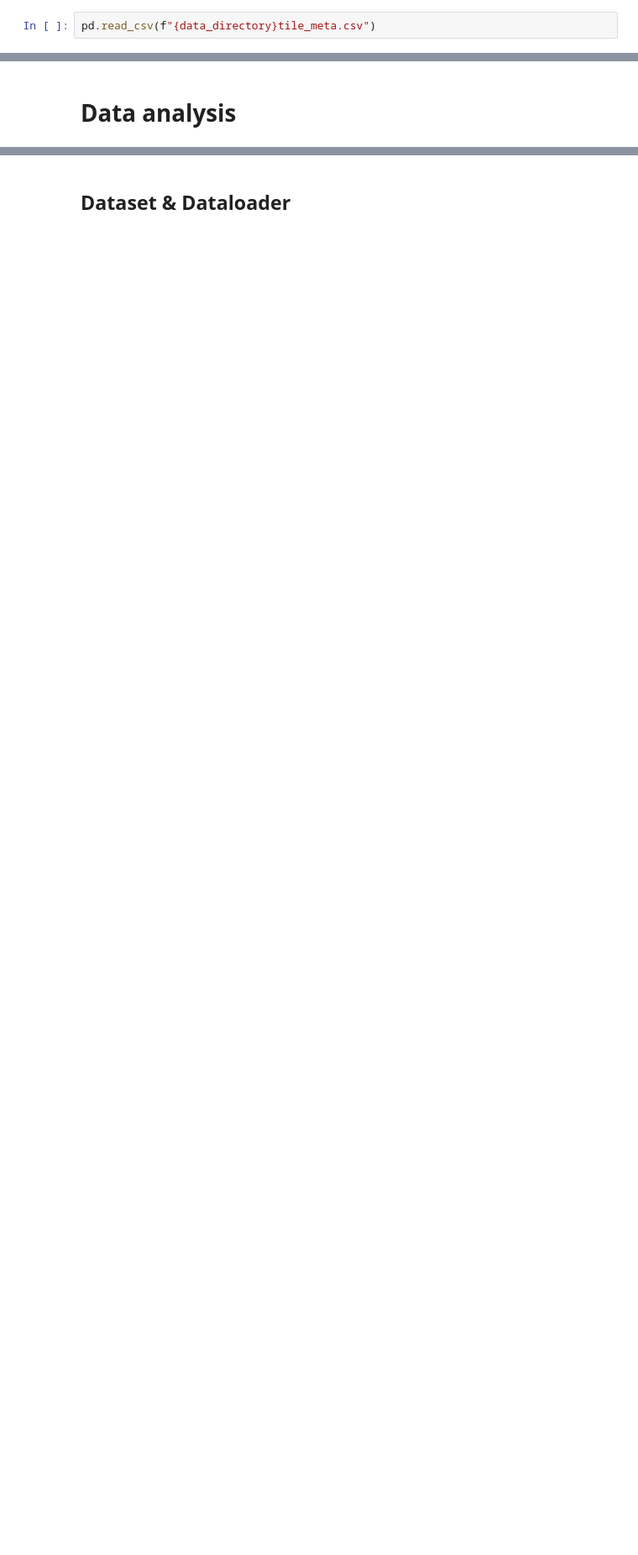
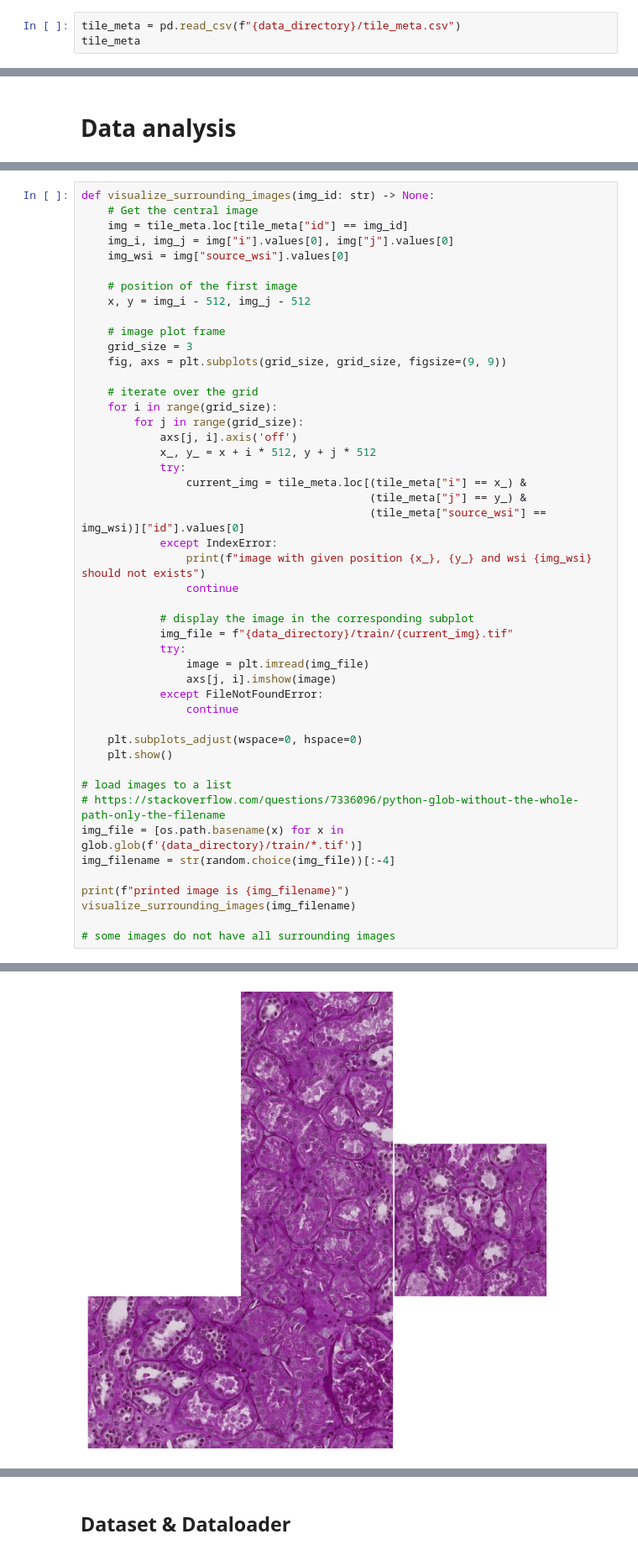
Before and after one commit to YannickGibson/hacking_the_human, a Jupyter notebook: main.ipynb, the cells around one changed output, grey strips where cells are left out. Shown at 84% size. Cells and saved outputs as stored; diff of their text form; blank space fills up the shorter version.

```diff
--- a/main.ipynb
+++ b/main.ipynb
@@ -172,7 +184,8 @@ plt.show()
 * {i|j} The location of the upper-left corner within the WSI where the tile was extracted.
 * dataset The dataset this tile belongs to, as described above.
 # %%
-pd.read_csv(f"{data_directory}tile_meta.csv")
+tile_meta = pd.read_csv(f"{data_directory}/tile_meta.csv")
+tile_meta
 # %% [output]
 |  | id | source_wsi | dataset | i | j |
 | 0 | 0006ff2aa7cd | 2 | 2 | 16896 | 16420 |
@@ -242,0 +219,48 @@ plt.show()
+# %%
+def visualize_surrounding_images(img_id: str) -> None:
+    # Get the central image
+    img = tile_meta.loc[tile_meta["id"] == img_id]
+    img_i, img_j = img["i"].values[0], img["j"].values[0]
+    img_wsi = img["source_wsi"].values[0]
+
+    # position of the first image
+    x, y = img_i - 512, img_j - 512
+
+    # image plot frame
+    grid_size = 3
+    fig, axs = plt.subplots(grid_size, grid_size, figsize=(9, 9))
+
+    # iterate over the grid
+    for i in range(grid_size):
+        for j in range(grid_size):
+            axs[j, i].axis('off')
+            x_, y_ = x + i * 512, y + j * 512
+            try:
+                current_img = tile_meta.loc[(tile_meta["i"] == x_) &
+                                            (tile_meta["j"] == y_) &
+                                            (tile_meta["source_wsi"] == img_wsi)]["id"].values[0]
+            except IndexError:
+                print(f"image with given position {x_}, {y_} and wsi {img_wsi} should not exists")
+                continue
+
+            # display the image in the corresponding subplot
+            img_file = f"{data_directory}/train/{current_img}.tif"
+            try:
+                image = plt.imread(img_file)
+                axs[j, i].imshow(image)
+            except FileNotFoundError:
+                continue
+
+    plt.subplots_adjust(wspace=0, hspace=0)
+    plt.show()
+
+# load images to a list
+# https://stackoverflow.com/questions/7336096/python-glob-without-the-whole-path-only-the-filename
+img_file = [os.path.basename(x) for x in glob.glob(f'{data_directory}/train/*.tif')]
+img_filename = str(random.choice(img_file))[:-4]
+
+print(f"printed image is {img_filename}")
+visualize_surrounding_images(img_filename)
+
+# some images do not have all surrounding images
+# %% [output]
@@ -242,0 +272 @@ plt.show()
+[figure, added]
```
Also changed, not shown: parts of 37 cells of this notebook.
